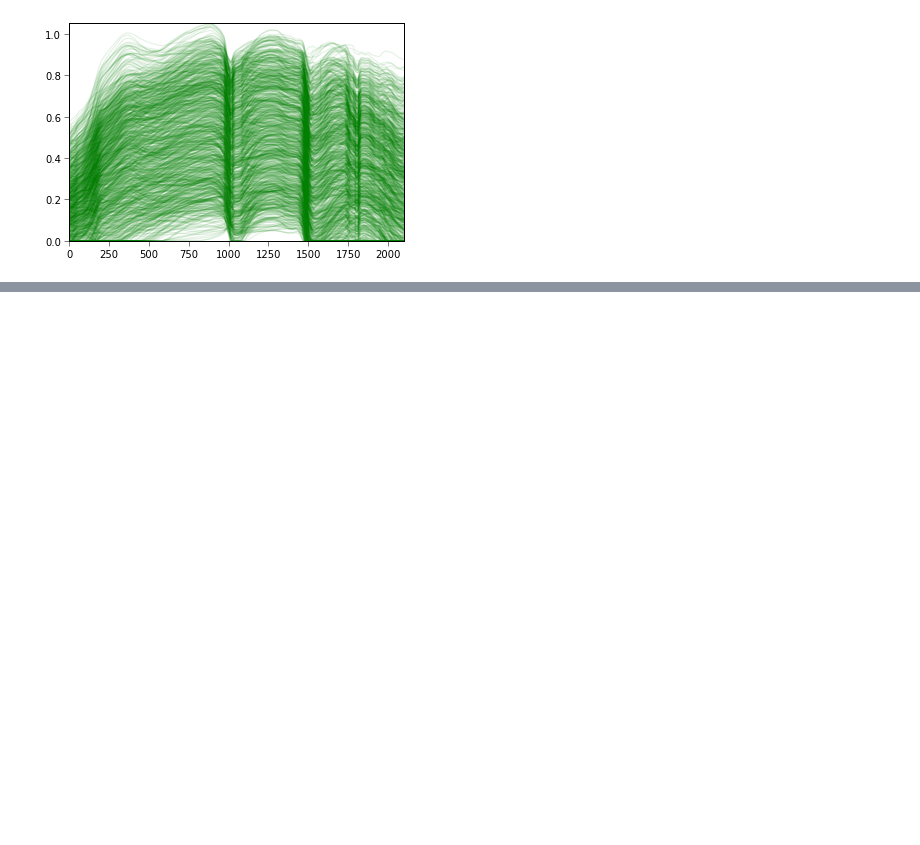
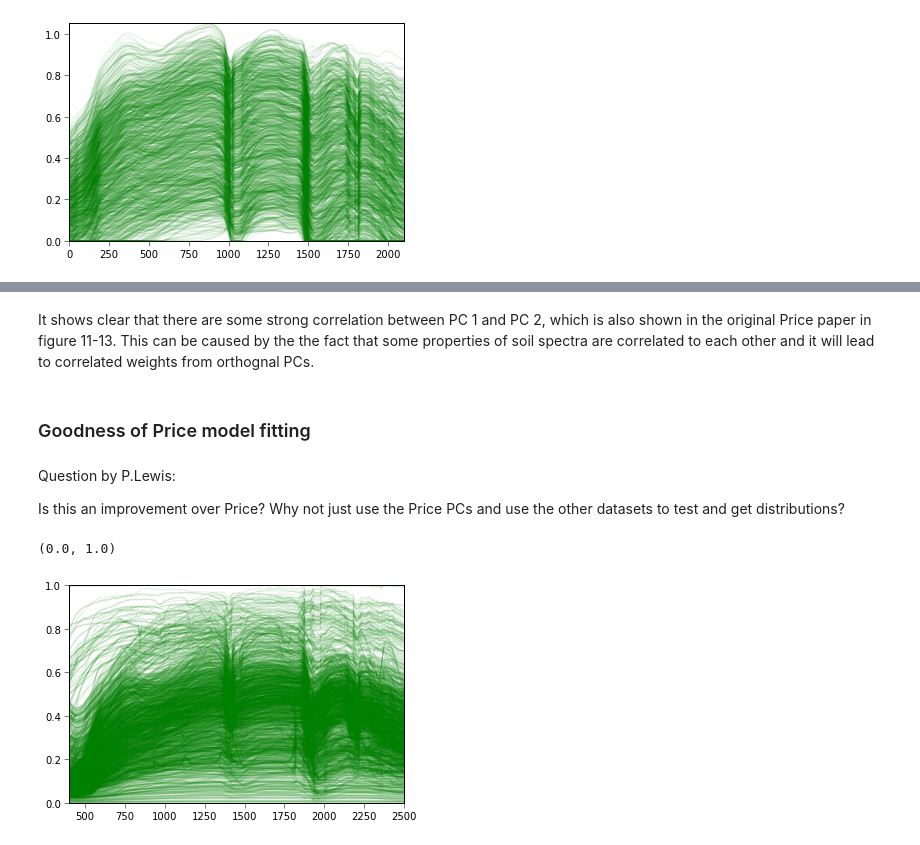
Before and after one commit to MarcYin/Soils, a Jupyter notebook: Soils.ipynb, the cells around one changed output, grey strips where cells are left out. Cells and saved outputs as stored; diff of their text form; code cells hidden in the pictures; blank space fills up the shorter version.

```diff
--- a/Soils.ipynb
+++ b/Soils.ipynb
@@ -345,0 +365,18 @@ np.savez('soils.npz', soils = soils, pcs = pca.components_, ws = ws, wv = wv, so
+# %% [markdown]
+It shows clear that there are some strong correlation between PC 1 and PC 2, which is also shown in the original Price paper in figure 11-13. This can be caused by the the fact that some properties of soil spectra are correlated to each other and it will lead to correlated weights from orthognal PCs.
+# %% [markdown]
+### Goodness of Price model fitting
+# %% [markdown]
+Question by P.Lewis:
+
+ Is this an improvement over Price? Why not just use the Price PCs and use the other datasets to test and get distributions?
+# %%
+# exclude the Price simulated soil
+soils = np.vstack([usgs_soil, isricSoil, prosail_soil, ncp_soil])
+# all the soil samplled to 1 nm from 400-2500
+wv = np.arange(400, 2501, 1)
+h = plt.plot(wv, soils.T, 'g-', alpha=0.1)
+plt.ylim(0,1)
+# %% [output]
+(0.0, 1.0)
+[figure, added]
```
Also changed, not shown: parts of 9 cells of this notebook.
